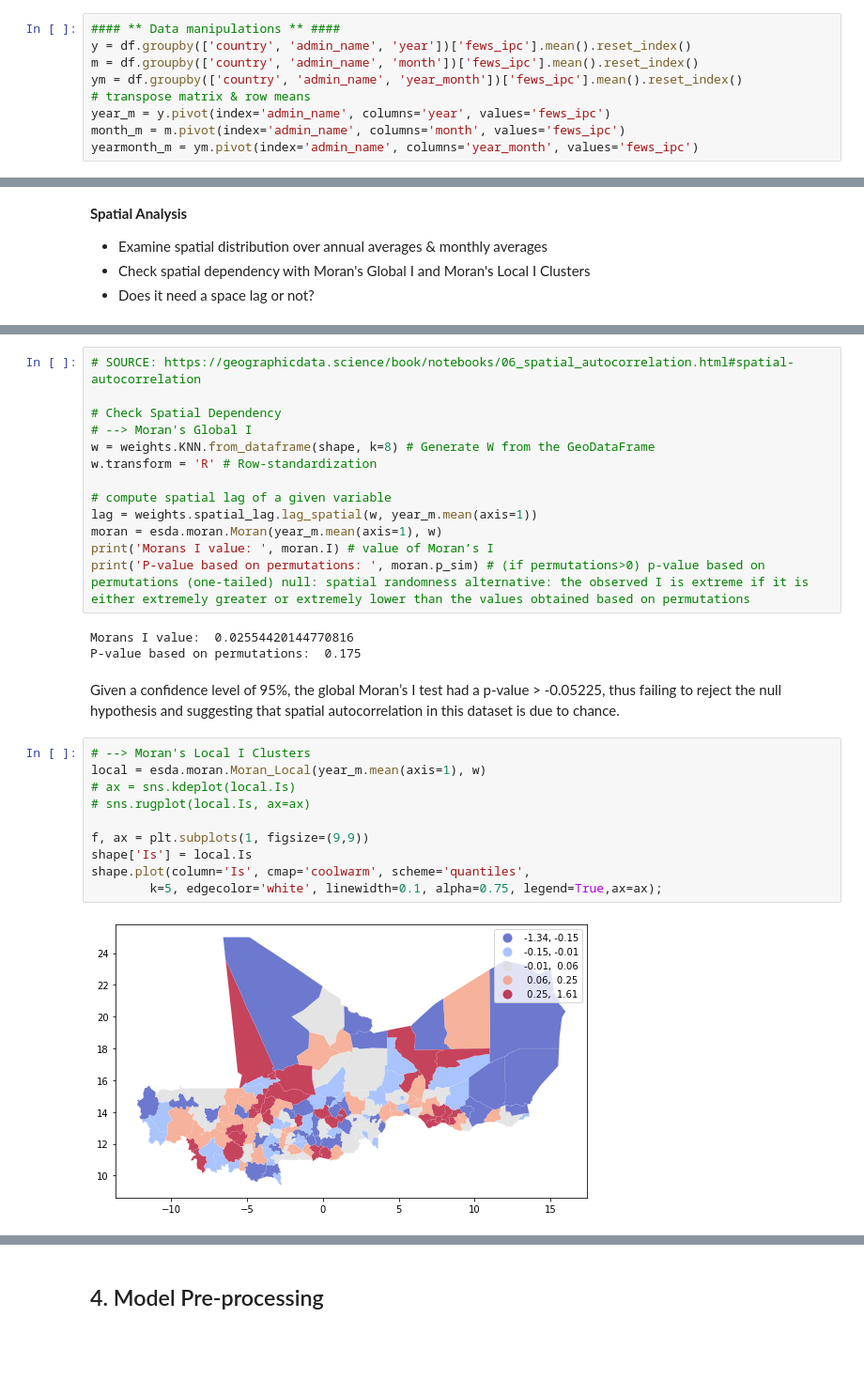
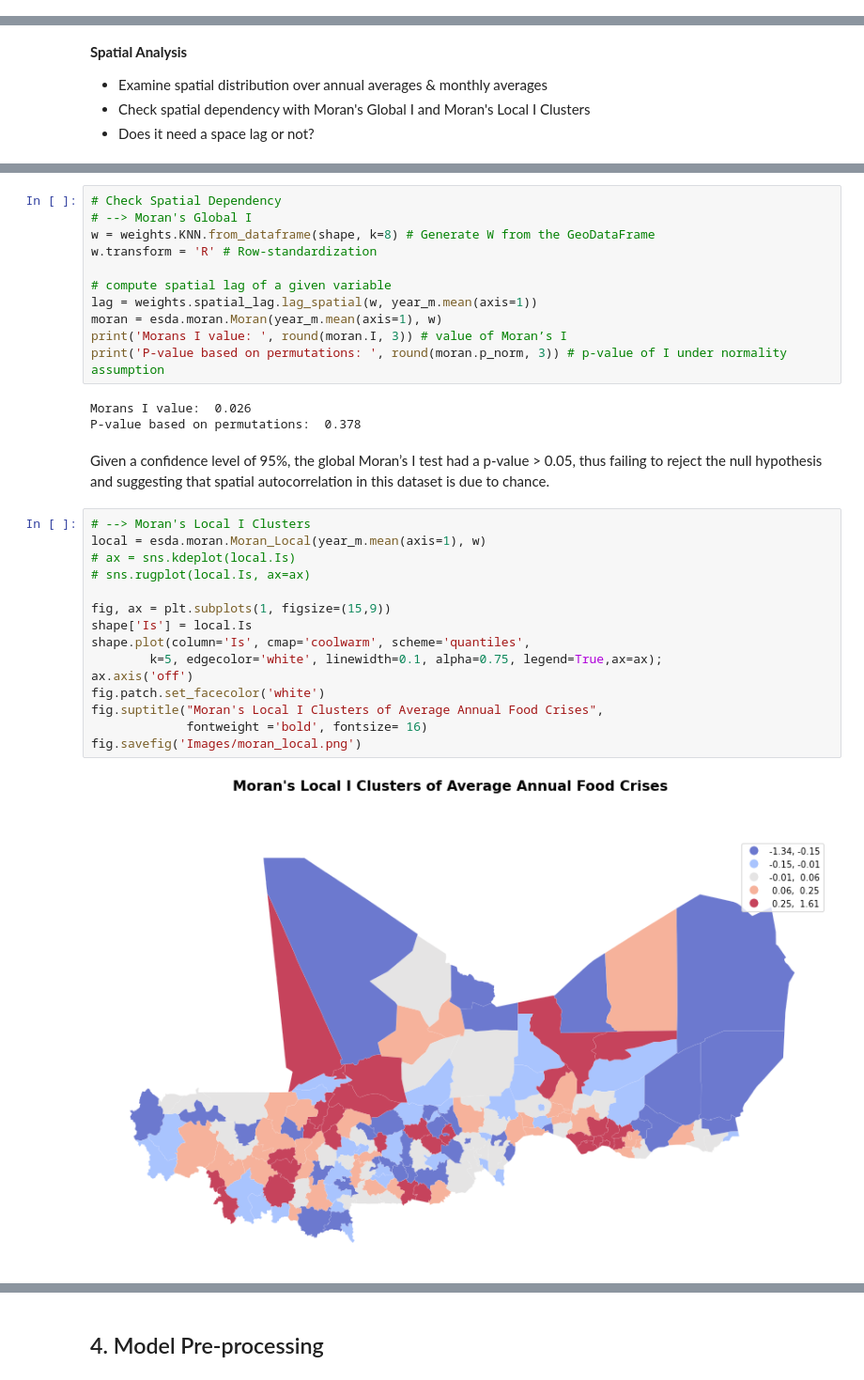
Before and after one commit to Claudia-Offner/MapAction_Dissertation, a Jupyter notebook: 1 - FC_EDA.ipynb, the cells around one changed output, grey strips where cells are left out. Shown at 94% size. Drawn from its saved outputs; the diff is of its cells as text; blank space fills up the shorter version.

Commit message:
Fix: Graphics updated

```diff
--- a/1 - FC_EDA.ipynb
+++ b/1 - FC_EDA.ipynb
@@ -34,12 +40,3 @@ set()
-# %%
-#### ** Data manipulations ** ####
-y = df.groupby(['country', 'admin_name', 'year'])['fews_ipc'].mean().reset_index()
-m = df.groupby(['country', 'admin_name', 'month'])['fews_ipc'].mean().reset_index()
-ym = df.groupby(['country', 'admin_name', 'year_month'])['fews_ipc'].mean().reset_index()
-# transpose matrix & row means
-year_m = y.pivot(index='admin_name', columns='year', values='fews_ipc')
-month_m = m.pivot(index='admin_name', columns='month', values='fews_ipc')
-yearmonth_m = ym.pivot(index='admin_name', columns='year_month', values='fews_ipc')
 # %% [markdown]
 ## 3. Exploratory Analysis
 
@@ -114,6 +170,4 @@ for i in months:
 # %%
-# SOURCE: https://geographicdata.science/book/notebooks/06_spatial_autocorrelation.html#spatial-autocorrelation
-
 # Check Spatial Dependency
 # --> Moran's Global I
 w = weights.KNN.from_dataframe(shape, k=8) # Generate W from the GeoDataFrame
@@ -122,27 +176,32 @@ w.transform = 'R' # Row-standardization
 # compute spatial lag of a given variable
 lag = weights.spatial_lag.lag_spatial(w, year_m.mean(axis=1))
 moran = esda.moran.Moran(year_m.mean(axis=1), w)
-print('Morans I value: ', moran.I) # value of Moran’s I
-print('P-value based on permutations: ', moran.p_sim) # (if permutations>0) p-value based on permutations (one-tailed) null: spatial randomness alternative: the observed I is extreme if it is either extremely greater or extremely lower than the values obtained based on permutations
+print('Morans I value: ', round(moran.I, 3)) # value of Moran’s I
+print('P-value based on permutations: ', round(moran.p_norm, 3)) # p-value of I under normality assumption
 # %% [output]
-Morans I value:  0.02554420144770816
-P-value based on permutations:  0.175
+Morans I value:  0.026
+P-value based on permutations:  0.378
 # %% [markdown]
-Given a confidence level of 95%, the global Moran’s I test had a p-value > -0.05225,
+Given a confidence level of 95%, the global Moran’s I test had a p-value > 0.05,
 thus failing to reject the null hypothesis and suggesting that spatial autocorrelation in this dataset
 is due to chance.
 # %%
 # --> Moran's Local I Clusters
 local = esda.moran.Moran_Local(year_m.mean(axis=1), w)
 # ax = sns.kdeplot(local.Is)
 # sns.rugplot(local.Is, ax=ax)
 
-f, ax = plt.subplots(1, figsize=(9,9))
+fig, ax = plt.subplots(1, figsize=(15,9))
 shape['Is'] = local.Is
 shape.plot(column='Is', cmap='coolwarm', scheme='quantiles',
         k=5, edgecolor='white', linewidth=0.1, alpha=0.75, legend=True,ax=ax);
+ax.axis('off')
+fig.patch.set_facecolor('white')
+fig.suptitle("Moran's Local I Clusters of Average Annual Food Crises",
+             fontweight ='bold', fontsize= 16)
+fig.savefig('Images/moran_local.png')
 # %% [output]
-[figure, old version]
+[figure, new version]
 # %% [markdown]
 **Temporal Analysis**
 
```
Also changed, not shown: parts of 26 cells of this notebook.
